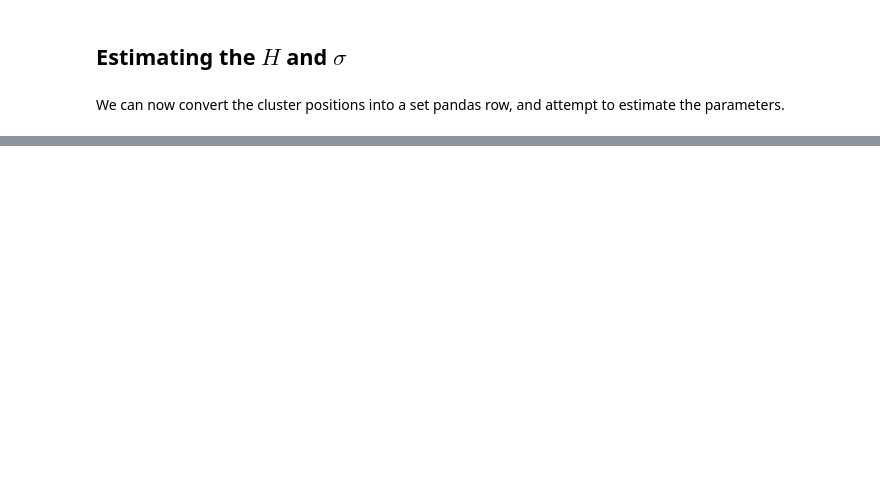
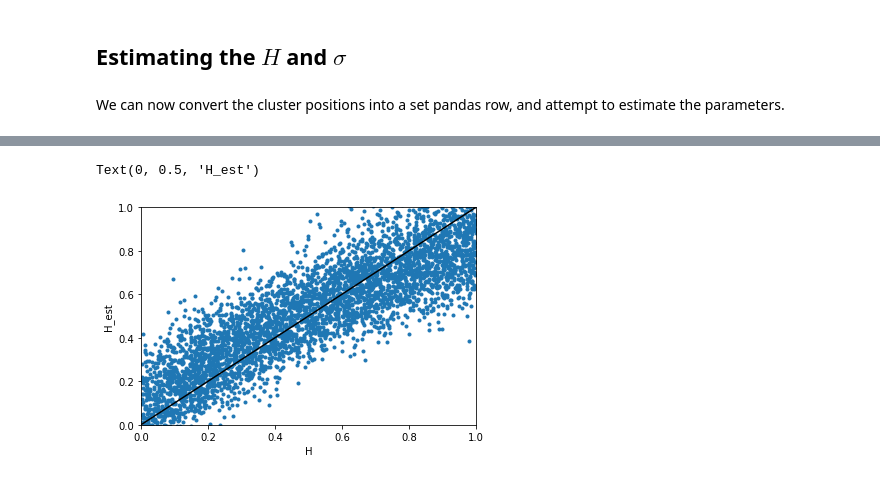
Before and after one commit to odlomax/LEAPS2019, a Jupyter notebook: cluster_stats.ipynb, the cells around one changed output, grey strips where cells are left out. Drawn from its saved outputs; the diff is of its cells as text; code cells hidden in the pictures; blank space fills up the shorter version.

```diff
--- a/cluster_stats.ipynb
+++ b/cluster_stats.ipynb
@@ -50,10 +50,24 @@ data_3d3d_1=model_3d3d.make_training_data(100,316,15000)
 data_3d3d_1.to_csv("data_3d3d_1.dat")
 
 model_3d3d=cluster_model("3d3d")
-data_3d3d_2=model_3d3d.make_training_data(316,1000,3000)
-data_3d3d_2.to_csv("data_3d3d_3.dat")
+data_3d3d_2=model_3d3d.make_training_data(316,1000,15000)
+data_3d3d_2.to_csv("clusterfrac/data_3d3d_2.dat")
+"""
 
-"""
+
+model_3d3d=cluster_model("3d3d")
+
+#data_orion=model_3d3d.make_training_data(682,682,10000)
+#data_orion.to_csv("clusterfrac/data_orion.dat")
+data_orion=pd.read_csv("clusterfrac/data_orion.dat")
+estimator_orion=param_estimator(data_orion)
+
+#data_taurus=model_3d3d.make_training_data(438,438,10000)
+#data_taurus.to_csv("clusterfrac/data_taurus.dat")
+data_taurus=pd.read_csv("clusterfrac/data_taurus.dat")
+estimator_taurus=param_estimator(data_taurus)
+
+
 data_2d2d_0=pd.read_csv("clusterfrac/data_2d2d_0.dat")
 estimator_2d2d_0=param_estimator(data_2d2d_0)
 
@@ -63,7 +77,7 @@ estimator_2d2d_1=param_estimator(data_2d2d_1)
 data_2d2d_2=pd.read_csv("clusterfrac/data_2d2d_2.dat")
 estimator_2d2d_2=param_estimator(data_2d2d_2)
 
-
+"""
 data_3d2d_0=pd.read_csv("clusterfrac/data_3d2d_0.dat")
 estimator_3d2d_0=param_estimator(data_3d2d_0)
 
@@ -78,8 +92,9 @@ estimator_3d3d_0=param_estimator(data_3d3d_0)
 
 data_3d3d_1=pd.read_csv("clusterfrac/data_3d3d_1.dat")
 estimator_3d3d_1=param_estimator(data_3d3d_1)
+"""
 
-data_3d3d_2=pd.read_csv("clusterfrac/data_3d3d_3.dat")
+data_3d3d_2=pd.read_csv("clusterfrac/data_3d3d_2.dat")
 estimator_3d3d_2=param_estimator(data_3d3d_2)
 
 radial_cluster=pd.read_csv("clusterfrac/radial_cluster.dat")
@@ -553,0 +571,14 @@ print(cluster_table)
+# %%
+H_true=estimator_3d3d_2.test_data["H"]
+H_est=estimator_3d3d_2.test_data["H_est"]
+
+plt.figure()
+plt.scatter(H_true,H_est,marker=".")
+plt.plot([0,1],[0,1],c="black")
+plt.xlim(0,1)
+plt.ylim(0,1)
+plt.xlabel("H")
+plt.ylabel("H_est")
+# %% [output]
+Text(0, 0.5, 'H_est')
+[figure, added]
```
Also changed, not shown: parts of 7 cells of this notebook.
